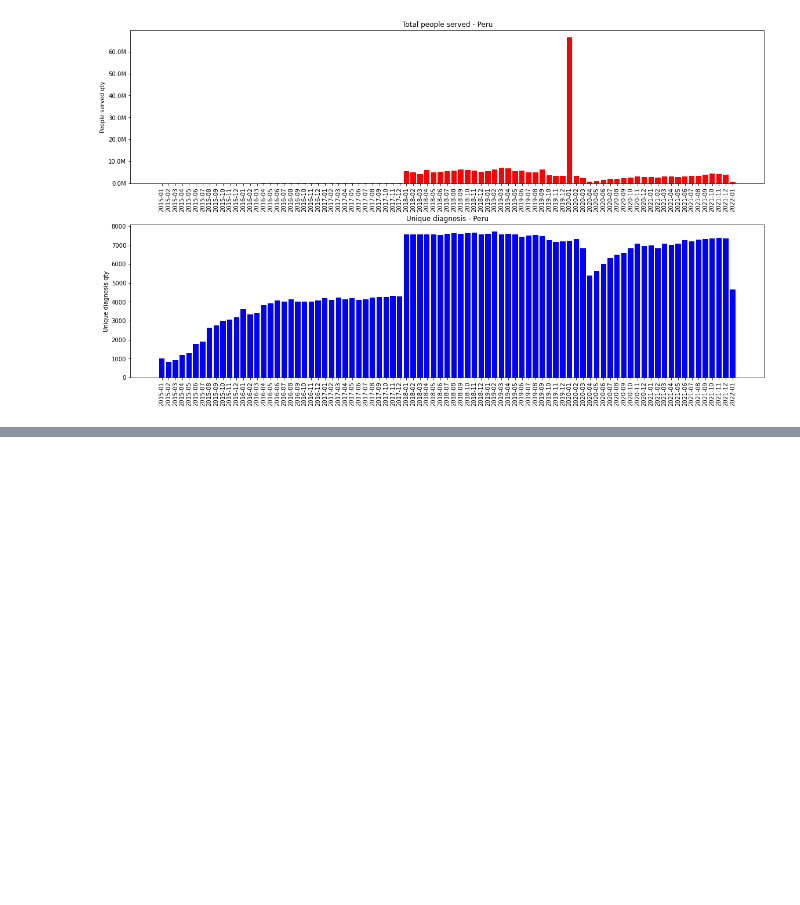
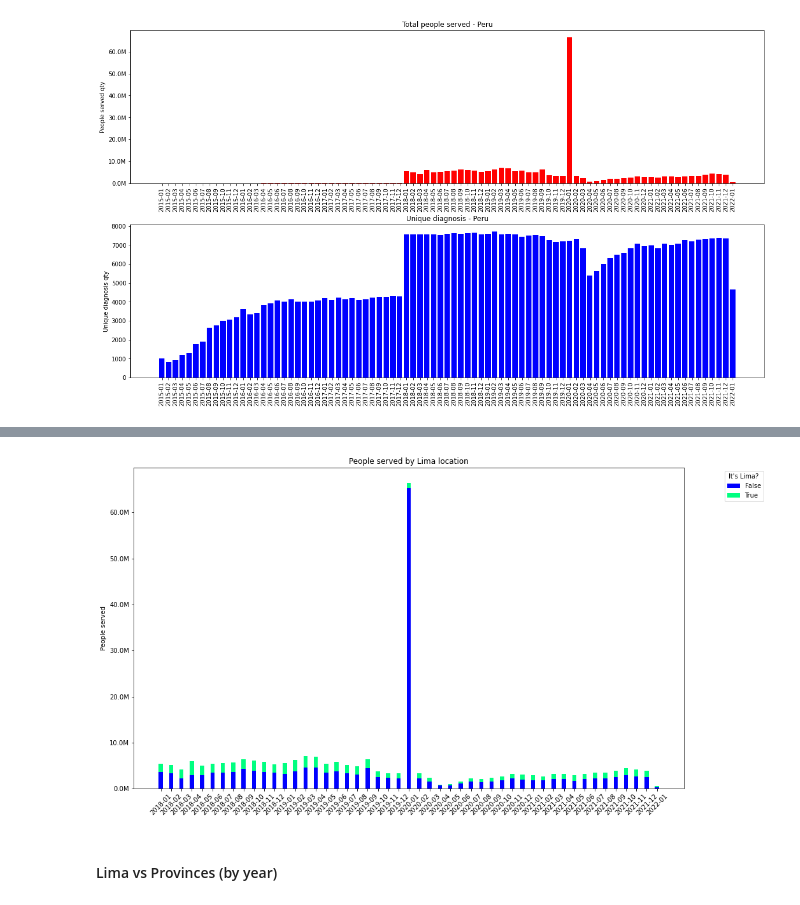
Before and after one commit to johnkbarrera/hospital_demand, a Jupyter notebook: peru_data.ipynb, the cells around one changed output, grey strips where cells are left out. Cells and saved outputs as stored; diff of their text form; code cells hidden in the pictures; blank space fills up the shorter version.

```diff
--- a/peru_data.ipynb
+++ b/peru_data.ipynb
@@ -176,0 +177,34 @@ plt.show()
+# %%
+x_element = [str(item)[:7] for item in np.unique(top_df['DATE'])]
+n = len(x_element)
+ind = np.arange(n)
+width = 0.40
+
+name = "winter"
+cmap = cm.get_cmap(name, 256)  # type: matplotlib.colors.ListedColormap
+colors = cmap(np.linspace(0, 1, len(diagnosis)))
+
+fig = plt.figure(figsize=(12,7))
+ax = fig.add_axes([0,0,1,1])
+
+values_temp = 0
+i = 0
+for diag in diagnosis:
+    temp_df = top_df[top_df[PARAMETER]==diag]
+    values = temp_df['QTY_PEOPLE_SERVED'].values
+    ax.bar(ind, values, width, bottom=values_temp, color=colors[i])
+    values_temp = values_temp + values
+    i+=1
+
+ax.set_ylabel('People served')
+ax.set_title('People served by Lima location')
+ax.set_xticks(ind)
+ax.set_xticklabels(x_element, rotation=45)
+ax.yaxis.set_major_formatter(millions)
+
+ax.legend(labels=diagnosis, bbox_to_anchor = (1.15, 1), title = "It's Lima?")
+plt.show()
+# %% [output]
+[figure, added]
+# %% [markdown]
+#### Lima vs Provinces (by year)
```
Also changed, not shown: parts of 53 cells of this notebook, 1 other file.
